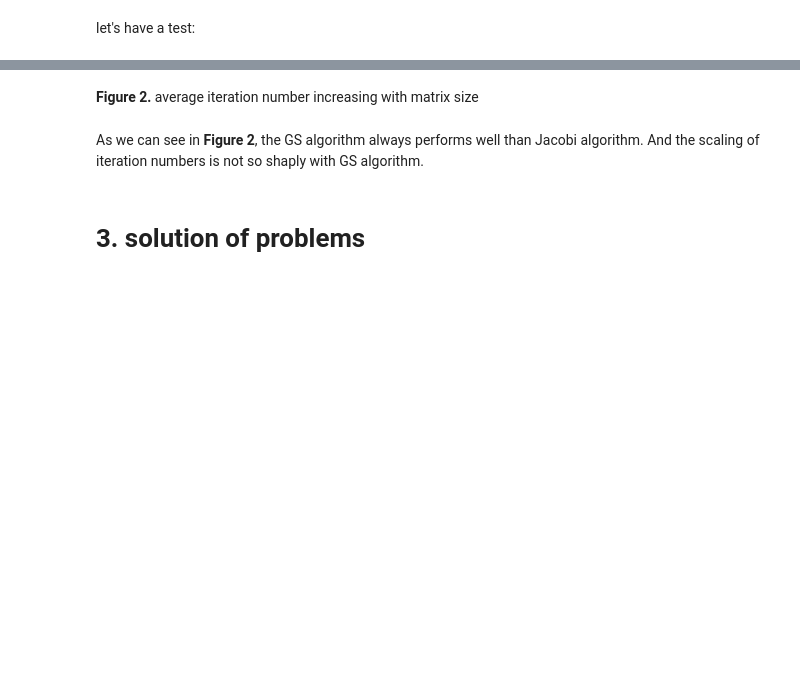
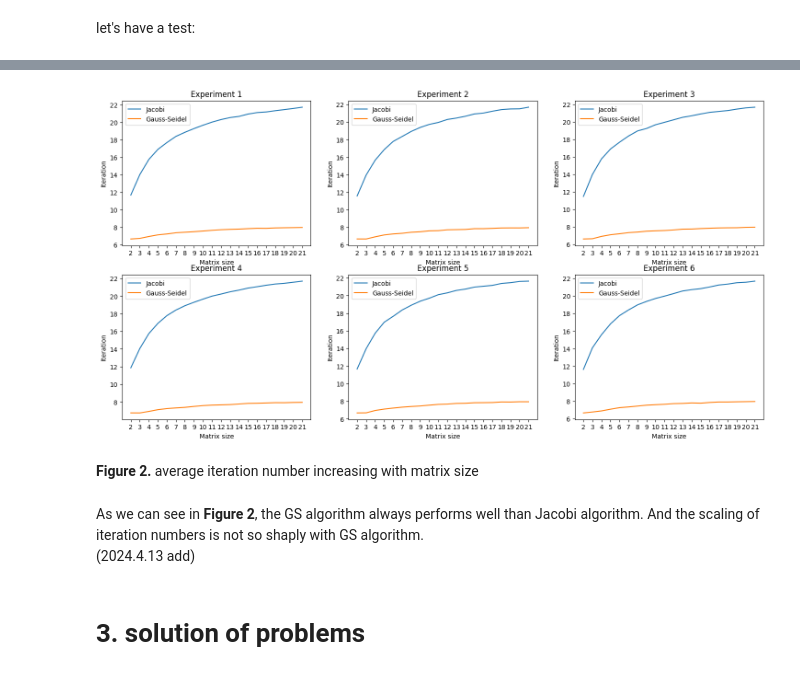
Before and after one commit to HugoPhi/NCOTLabs, a Jupyter notebook: Lab1/linear_equations_system.ipynb, the cells around one changed output, grey strips where cells are left out. Cells and saved outputs as stored; diff of their text form; code cells hidden in the pictures; blank space fills up the shorter version.

Commit message:
change the experiment method of linear equation

```diff
--- a/Lab1/linear_equations_system.ipynb
+++ b/Lab1/linear_equations_system.ipynb
@@ -146,8 +146,8 @@ def jacobi(A, b, tol=1e-6, max_iter=1000):
     x_new = np.zeros(n)
     B, _ = jacobi_B_g(A, b)
 
-    if loss(B, x_new, x) < 0:  # not converge
-        raise ValueError('Jacobi method may not converge')
+    # if loss(B, x_new, x) >= 0:  # not converge
+    #     raise ValueError('Jacobi method may not converge')
 
     for _ in range(max_iter):
         for i in range(n):
@@ -173,10 +173,10 @@ def gauss_seidel(A, b, tol=1e-6, max_iter=1000):
     where A is an n x n matrix and b is an n-dimensional vector.
 
     Args:
-    - A: numpy array of shape (n, n) representing the coefficient matrix
-    - b: numpy array of shape (n,) representing the constant vector
-    - tol: float representing the tolerance for convergence
-    - max_iter: int representing the maximum number of iterations
+    - A : numpy array of shape (n, n) representing the coefficient matrix
+    - b : numpy array of shape (n,) representing the constant vector
+    - tol : float representing the tolerance for convergence
+    - max_iter : int representing the maximum number of iterations
 
     Returns:
     - numpy array of shape (n,) representing the solution vector x
@@ -188,8 +188,8 @@ def gauss_seidel(A, b, tol=1e-6, max_iter=1000):
     x_new = np.zeros(n)
     B, _ = gauss_seidel_B_g(A, b)
 
-    if loss(B, x_new, x) < 0: # not converge
-        raise ValueError('Gauss-Seidel method may not converge')
+    # if loss(B, x_new, x) < 0: # not converge
+    #     raise ValueError('Gauss-Seidel method may not converge')
 
     for _ in range(max_iter):
         for i in range(n):
@@ -350,7 +299,65 @@ falut count: [3 0 0 0 0 0 0 0 0 0 0 0 0 0 0 0 0 0 0 0]
+# %%
+seed_num = 50
+mat_num = 100
+equation_range = (2, 22)  # p = 2 ~ 21 range
+
+
+fig, axs = plt.subplots(2, 3, figsize=(18, 9))
+for i in range(6): # complete 6 experiments
+    np.random.seed(int(np.random.rand() * 1000000))  # set random seed
+    iter_times_jacobi = []
+    iter_times_gauss_seidel = []
+    falut_count = []
+
+    for j in range(equation_range[0], equation_range[1]):  # p = 2 ~ 21
+        l2 = []
+        l3 = []
+        facnt = 0
+
+        for _ in range(seed_num):
+            # for each solution vector do following operation
+            ll2 = []
+            ll3 = []
+            ffacnt = 0
+
+            sol = np.random.rand(j)
+            for _ in range(mat_num):
+                A, b = generate_solvable_linear_systems(sol, p=j)  # generate random linear systems
+                s2, lll2 = jacobi(A, b)
+                s3, lll3 = gauss_seidel(A, b)
+                if np.mean(s2 - sol) < 1e-6 and np.mean(s3 - sol) < 1e-6:  # converge
+                    ll2.append(len(lll2))
+                    ll3.append(len(lll3))
+                else:
+                    ffacnt += 1  # if not converge under the given tolerance, 1e-6 here, falut_count += 1
+
+            if len(ll2) != 0 and len(ll3) != 0: # if l2 or l3 is empty, mean will return nan, so if l2 or l3 is empty, we abandon this solution
+                l2.append(np.mean(ll2))
+                l3.append(np.mean(ll3))
+                facnt += ffacnt
+
+        iter_times_jacobi.append(np.mean(l2))
+        iter_times_gauss_seidel.append(np.mean(l3))
+        falut_count.append(facnt)
+
+    a, b = i//3, i%3
+    axs[a, b].plot(np.arange(2, len(iter_times_jacobi) + 2), np.array(iter_times_jacobi), label='Jacobi')
+    axs[a, b].plot(np.arange(2, len(iter_times_gauss_seidel) + 2), np.array(iter_times_gauss_seidel), label='Gauss-Seidel')
+    axs[a, b].set_xticks(np.arange(2, len(iter_times_jacobi) + 2, 1))
+    axs[a, b].set_ylabel('Iteration')
+    axs[a, b].set_xlabel('Matrix size')
+    # axs[a, b].set_title('Convergency iterations of Jacobi and Gauss-Seidel, experiment {}'.format(i+1))
+    axs[a, b].set_title('Experiment {}'.format(i+1))
+    axs[a, b].legend()
+
+plt.show()
+# %% [output]
+[figure, added]
 # %% [markdown]
 **Figure 2.** average iteration number increasing with matrix size
 # %% [markdown]
 As we can see in **Figure 2**, the GS algorithm always performs well than Jacobi algorithm. And the scaling of iteration numbers is not so shaply with GS algorithm.
+(2024.4.13 add)
 # %% [markdown]
 # 3. solution of problems
 # %% [markdown]
```
Also changed, not shown: parts of 6 cells of this notebook, 1 other file.
